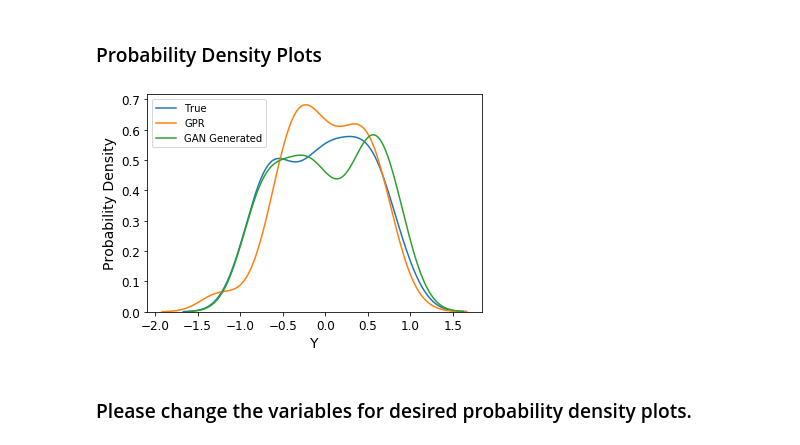
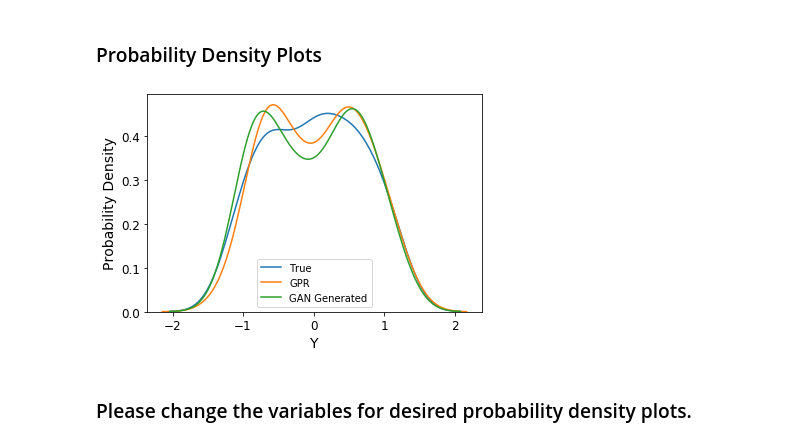
Before and after one commit to ellyess/WGAN-Regression, a Jupyter notebook: run_models.ipynb, the cells around one changed output. Cells and saved outputs as stored; diff of their text form; code cells hidden in the pictures.

```diff
--- a/run_models.ipynb
+++ b/run_models.ipynb
@@ -29,7 +29,7 @@ import WGAN_Model
 # 2 n_features sets "sinus", "circle", "multi", "moons", "heter"
 # 3 n_features sets "helix", "3d"
 
-scenario = "circle"
+scenario = "sinus"
 n_instance = 100 # number of generated points
 n_features = 2
 # %%
@@ -138,7 +118,7 @@ Loss:
 # %% [markdown]
 ### Prediction
 # %%
-X_generated = wgan.predict(X_test_concat_flatten, scaler1, X_test_concat)
+wgan_pred = wgan.predict(X_test_concat_flatten, scaler1, X_test_concat)
 # %%
 if scenario in ("3d", "helix"):
     ax = plt.subplot(projection='3d')
@@ -253,13 +228,13 @@ else:
 # %%
 # whole distribution
 sns.distplot(y_train, hist=False, label='True')
 sns.distplot(ypred_GPR, hist=False, label='GPR')
-sns.distplot(X_generated[:,1], hist=False, label='GAN Generated')
+sns.distplot(wgan_pred[:,1], hist=False, label='GAN Generated')
 plt.xlabel("Y")
 plt.ylabel("Probability Density")
 plt.legend(loc='best');
 # %% [output]
-[figure, old version]
+[figure, new version]
 # %% [markdown]
 ### Please change the variables for desired probability density plots.
 # %%
```
Also changed, not shown: parts of 10 cells of this notebook, 17 other files.
